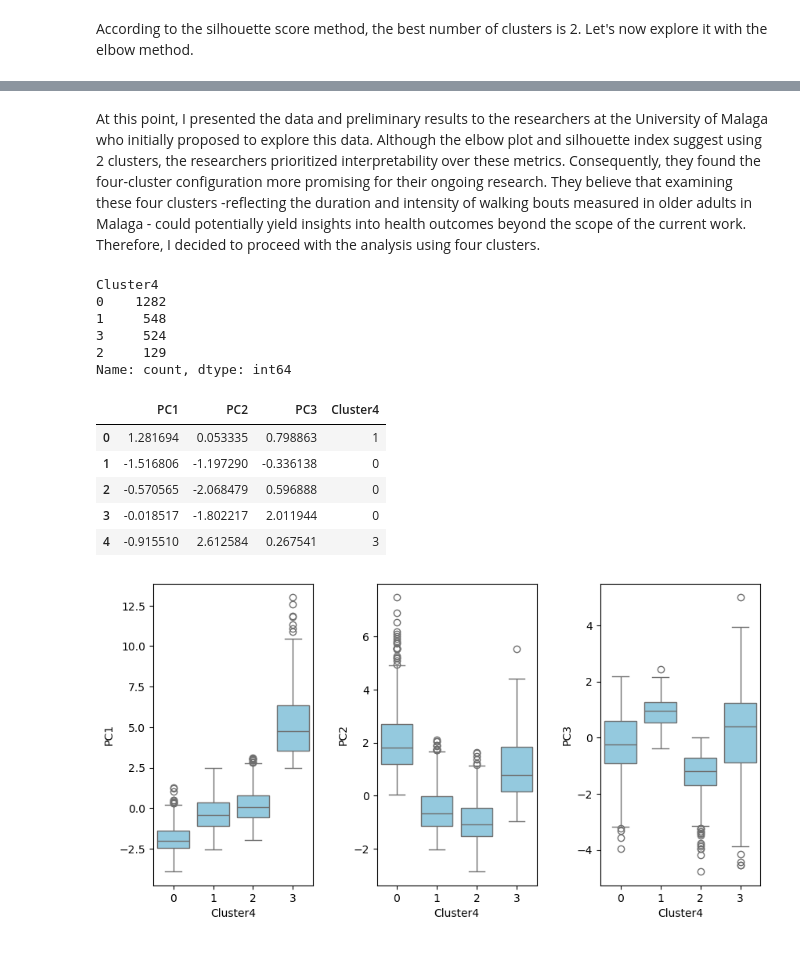
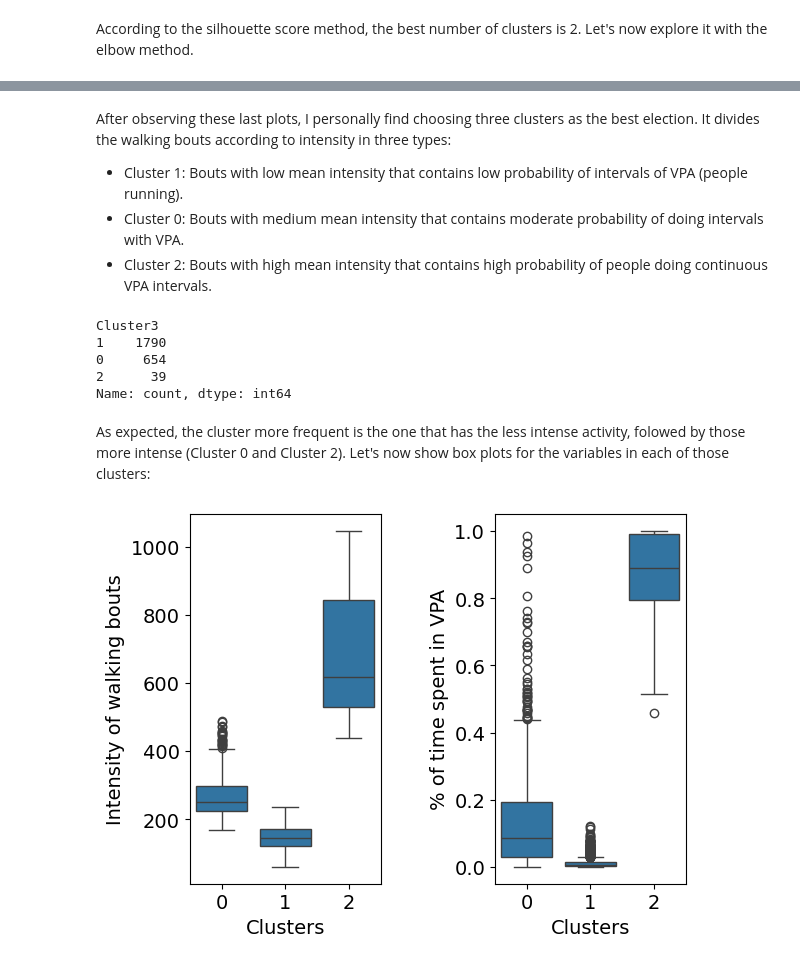
Before and after one commit to criss-bassu/Clustering_Fitting, a Jupyter notebook: ClusteringFitting_walks.ipynb, the cells around one changed output, grey strips where cells are left out. Cells and saved outputs as stored; diff of their text form; code cells hidden in the pictures.

```diff
--- a/ClusteringFitting_walks.ipynb
+++ b/ClusteringFitting_walks.ipynb
@@ -346,49 +406,30 @@ for k in range(2, 11):
 # %% [markdown]
-At this point, I presented the data and preliminary results to the researchers at the University of Malaga who initially proposed to explore this data. Although the elbow plot and silhouette index suggest using 2 clusters, the researchers prioritized interpretability over these metrics. Consequently, they found the four-cluster configuration more promising for their ongoing research. They believe that examining these four clusters -reflecting the duration and intensity of walking bouts measured in older adults in Malaga - could potentially yield insights into health outcomes beyond the scope of the current work. Therefore, I decided to proceed with the analysis using four clusters.
+After observing these last plots, I personally find choosing three clusters as the best election. It divides the walking bouts according to intensity in three types:
+- Cluster 1: Bouts with low mean intensity that contains low probability of intervals of VPA (people running).
+- Cluster 0: Bouts with medium mean intensity that contains moderate probability of doing intervals with VPA.
+- Cluster 2: Bouts with high mean intensity that contains high probability of people doing continuous VPA intervals.
 # %%
 # Specify the number of clusters
-numClusters = 4
+numClusters = 3
 
 # Initialize the KMeans clustering model with the specified number of clusters
+np.random.seed(1)
 kmeans = KMeans(n_clusters = numClusters)
 
-# Fit the KMeans model to the datFrame
+# Fit the KMeans model to the dataFrame
 kmeans.fit(df)
 
-# Predict the cluster labels for each data point in the dataset
+# Predict the cluster labels for each data point
 y_kmeans = kmeans.predict(df)
 
-# New column to store the cluster labels
+# Store the cluster labels
 df[f'Cluster{numClusters}'] = y_kmeans
 
 # Display the number of data points in each cluster
 df[f'Cluster{numClusters}'].value_counts()
 # %% [output]
-Cluster4
-0    1282
-1     548
-3     524
-2     129
+Cluster3
+1    1790
+0     654
+2      39
 Name: count, dtype: int64
-# %%
-# Reduce the dataset to 3 components
-pca = PCA(n_components = 3)
-columns = ['PC1', 'PC2','PC3']
-
-# Fit the PCA model and transform the data to the dataset's principal components
-principalComponents = pca.fit_transform(df)
-
-# New DataFrame to store the principal components
-principalDf = pd.DataFrame(data = principalComponents, columns = columns)
-
-# Add the cluster labels to the new DataFrame
-principalDf[f'Cluster{numClusters}'] = df[f'Cluster{numClusters}']
-
-principalDf.head()
-# %% [output]
-|  | PC1 | PC2 | PC3 | Cluster4 |
-| 0 | 1.281694 | 0.053335 | 0.798863 | 1 |
-| 1 | -1.516806 | -1.197290 | -0.336138 | 0 |
-| 2 | -0.570565 | -2.068479 | 0.596888 | 0 |
-| 3 | -0.018517 | -1.802217 | 2.011944 | 0 |
-| 4 | -0.915510 | 2.612584 | 0.267541 | 3 |
@@ -417,4 +436,34 @@ def boxplot(data, columns, numClusters):
+# %% [markdown]
+As expected, the cluster more frequent is the one that has the less intense activity, folowed by those more intense (Cluster 0 and Cluster 2). Let's now show box plots for the variables in each of those clusters:
+# %%
+def boxplot(data, columns, xlabels, numClusters):
+    """
+    Generates a boxplot per column, grouped by clusters.
+
+    Parameters:
+    - 'data': Dataset containing the data to be plotted
+    - 'columns': List of column names
+    - 'xlabels': List of labels of the column names
+    - 'numClusters': The number of clusters
+    """
+    # Iterate through the list of columns to create a subplot for each of them
+    for i in range(len(columns)):
+        # Create a subplot for the current column
+        plt.subplot(1, len(columns), i + 1)
+        # Plot a boxplot for the current column grouped by the cluster column
+        sns.boxplot(x = f'Cluster{numClusters}', y = columns[i], data = data)
+
+        plt.xlabel('Clusters', fontsize = 14)
+        plt.ylabel(xlabels[i], fontsize = 14)
+        plt.xticks(fontsize = 14)
+        plt.yticks(fontsize = 14)
+
+    # Adjust the horizontal space between subplots
+    plt.subplots_adjust(wspace = 0.6)
+
+    plt.show()
+    return
 # %%
-boxplot(principalDf, columns, numClusters)
+boxplot(df, cols, xlabels, numClusters)
 # %% [output]
-[figure, old version]
+[figure, new version]
```
Also changed, not shown: parts of 43 cells of this notebook.
